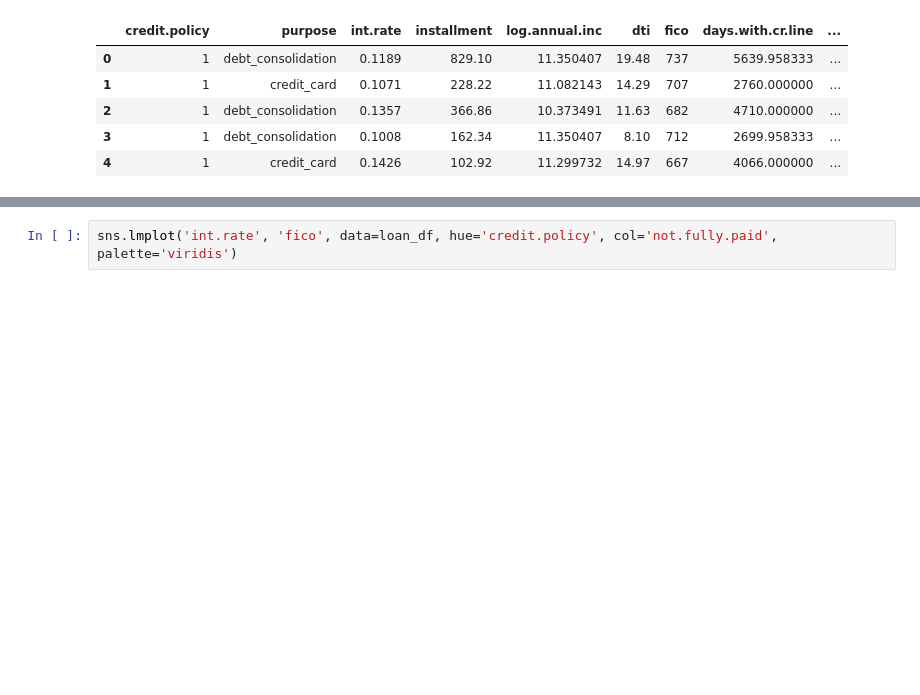
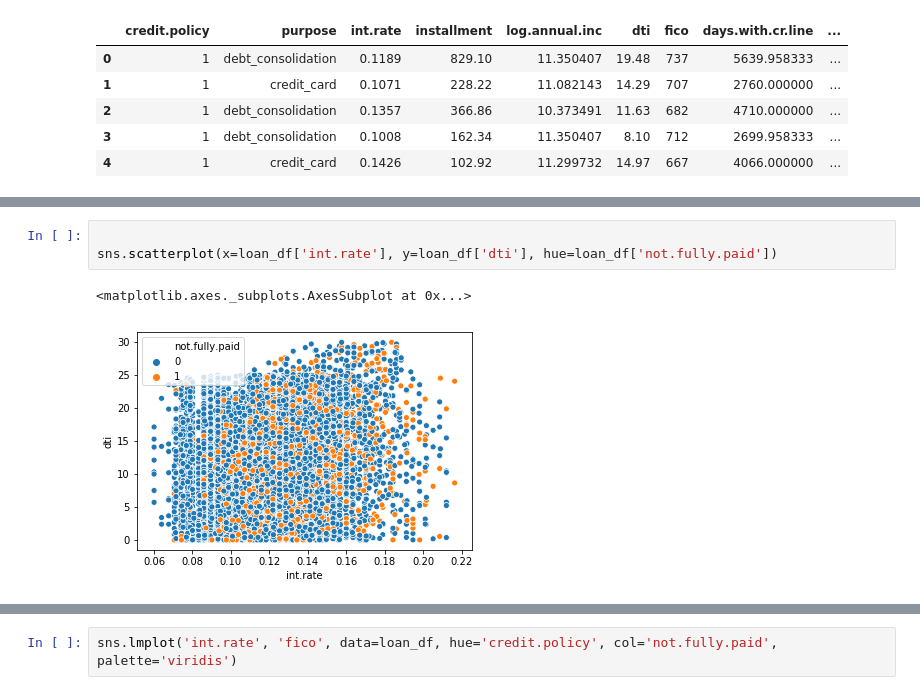
Before and after one commit to Pradhy729/Loan-payment-prediction, a Jupyter notebook: 02-Decision Trees and Random Forest Project.ipynb, the cells around one changed output, grey strips where cells are left out. Cells and saved outputs as stored; diff of their text form; blank space fills up the shorter version.

```diff
--- a/02-Decision Trees and Random Forest Project.ipynb
+++ b/02-Decision Trees and Random Forest Project.ipynb
@@ -128,0 +90,6 @@ sns.jointplot('fico','int.rate',data=loan_df,size=10)
+# %%
+
+sns.scatterplot(x=loan_df['int.rate'], y=loan_df['dti'], hue=loan_df['not.fully.paid'])
+# %% [output]
+<matplotlib.axes._subplots.AxesSubplot at 0x...>
+[figure, added]
```
Also changed, not shown: parts of 65 cells of this notebook.
